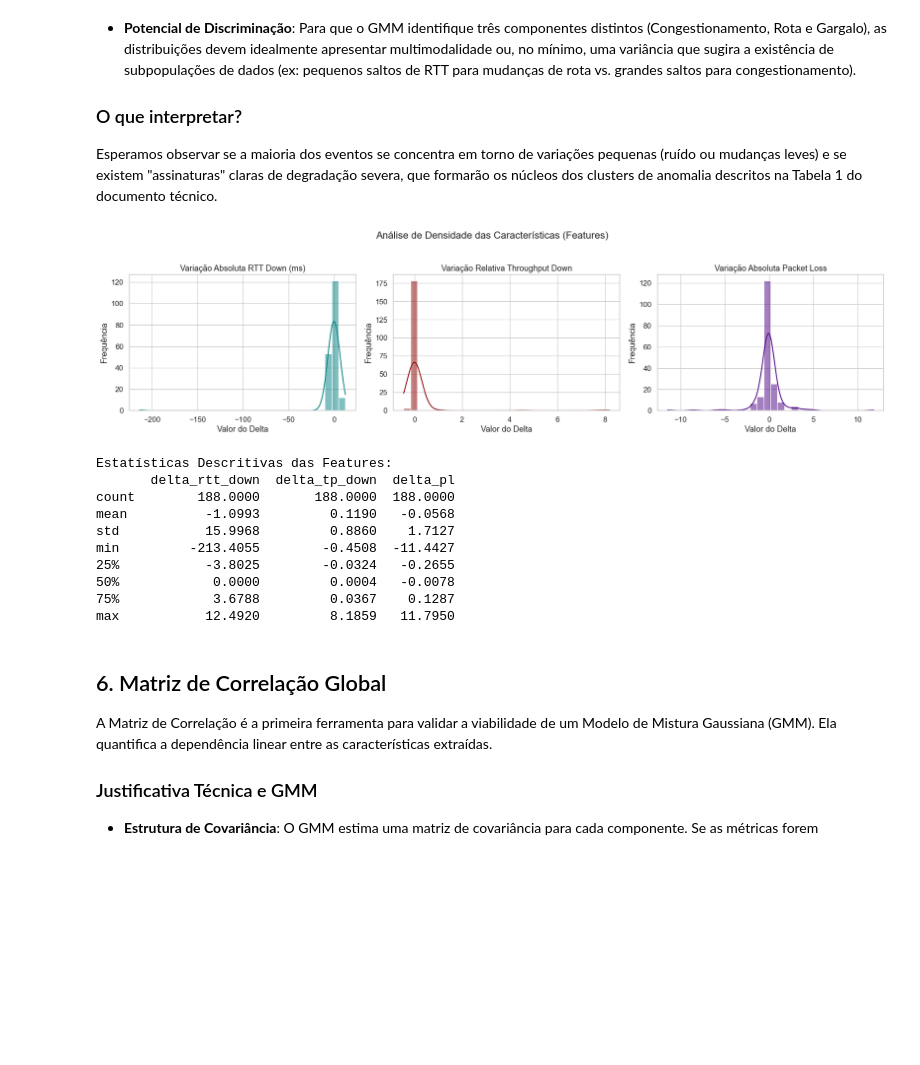
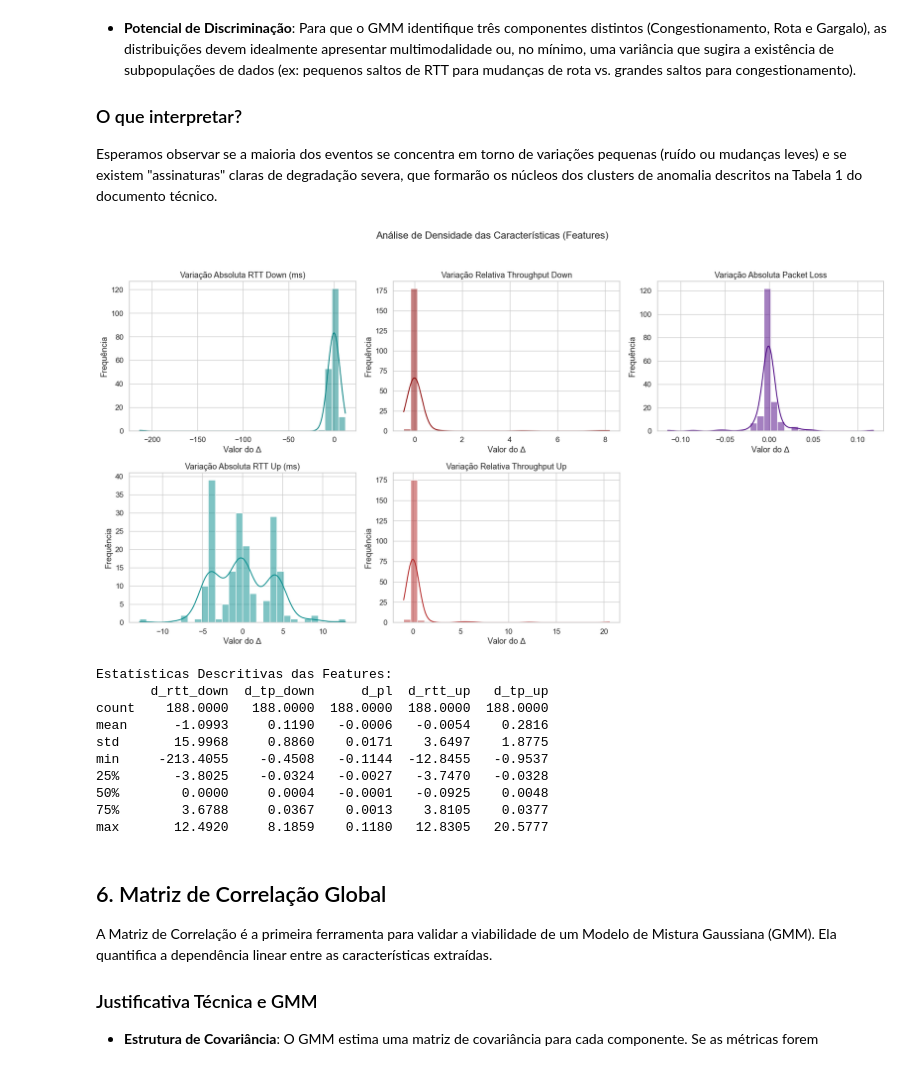
Before and after one commit to lhscaldas/Mestrado, a Jupyter notebook: features_analysis.ipynb, the cells around one changed output. Saved outputs shown, nothing was run; the diff lists cells and outputs as text; code cells hidden in the pictures; blank space fills up the shorter version.

```diff
--- a/features_analysis.ipynb
+++ b/features_analysis.ipynb
@@ -61,5 +79,10 @@ Ao final desta análise, esperamos confirmar se o tamanho da amostra "N" é sufi
 # %%
 # --- Cálculo de Métricas de Caracterização ---
+
+# Extração da Janela Temporal
+df_ana['timestamp'] = pd.to_datetime(df_ana['timestamp'])
+data_inicio = df_ana['timestamp'].min().strftime('%m/%Y')
+data_fim = df_ana['timestamp'].max().strftime('%m/%Y')
 
 # Identificação das entidades únicas no dataset
 total_clients = df_ana['client'].nunique()
@@ -74,6 +97,7 @@ avg_cp_per_pair = total_events / total_pairs if total_pairs > 0 else 0
 print(f"{'='*50}")
 print(f" RELATÓRIO DE CARACTERIZAÇÃO DO CENÁRIO: {SCENARIO}")
 print(f"{'='*50}")
+print(f"Período de Análise:                 {data_inicio} até {data_fim}")
 print(f"Total de Clientes únicos:           {total_clients}")
 print(f"Total de Servidores únicos:         {total_servers}")
 print(f"Total de Pares Cliente-Servidor:    {total_pairs}")
@@ -169,40 +194,44 @@ Esperamos observar se a maioria dos eventos se concentra em torno de variações
 # %%
 # --- Visualização das Distribuições de Variação (Deltas) ---
 
-# Seleção das métricas principais para análise de distribuição
+# Seleção das métricas principais para análise de distribuição (Down/PL na primeira linha, Up na segunda)
 metrics_to_plot = [
-    ('delta_rtt_down', 'Variação Absoluta RTT Down (ms)', 'teal'),
-    ('delta_tp_down', 'Variação Relativa Throughput Down', 'darkred'),
-    ('delta_pl', 'Variação Absoluta Packet Loss', 'indigo')
+    ('d_rtt_down', 'Variação Absoluta RTT Down (ms)', 'teal'),
+    ('d_tp_down', 'Variação Relativa Throughput Down', 'darkred'),
+    ('d_pl', 'Variação Absoluta Packet Loss', 'indigo'),
+    ('d_rtt_up', 'Variação Absoluta RTT Up (ms)', 'darkcyan'),
+    ('d_tp_up', 'Variação Relativa Throughput Up', 'firebrick')
 ]
 
 # Criação da figura com subplots para comparação lado a lado
-fig, axes = plt.subplots(1, 3, figsize=(18, 5))
+fig, axes = plt.subplots(2, 3, figsize=(18, 10))
 plt.suptitle("Análise de Densidade das Características (Features)", fontsize=16)
+axes_flat = axes.flatten()
 
 for i, (col, label, color) in enumerate(metrics_to_plot):
     if col in df_ana.columns:
         # Uso do Kernel Density Estimate (KDE) para visualizar a forma da distribuição
-        sns.histplot(df_ana[col], kde=True, color=color, ax=axes[i], bins=30)
-        axes[i].set_title(label)
-        axes[i].set_xlabel("Valor do Delta")
-        axes[i].set_ylabel("Frequência")
+        sns.histplot(df_ana[col], kde=True, color=color, ax=axes_flat[i], bins=30)
+        axes_flat[i].set_title(label)
+        axes_flat[i].set_xlabel("Valor do $\\Delta$")
+        axes_flat[i].set_ylabel("Frequência")
 
+fig.delaxes(axes_flat[5])
 plt.tight_layout(rect=[0, 0.03, 1, 0.95])
 plt.show()
 
 # Estatísticas descritivas para suporte à análise do GMM
 print("Estatísticas Descritivas das Features:")
 print(df_ana[[m[0] for m in metrics_to_plot]].describe().round(4))
 # %% [output]
-[figure, old version]
+[figure, new version]
 Estatísticas Descritivas das Features:
-       delta_rtt_down  delta_tp_down  delta_pl
-count        188.0000       188.0000  188.0000
-mean          -1.0993         0.1190   -0.0568
-std           15.9968         0.8860    1.7127
-min         -213.4055        -0.4508  -11.4427
-25%           -3.8025        -0.0324   -0.2655
-50%            0.0000         0.0004   -0.0078
-75%            3.6788         0.0367    0.1287
-max           12.4920         8.1859   11.7950
+       d_rtt_down  d_tp_down      d_pl  d_rtt_up   d_tp_up
+count    188.0000   188.0000  188.0000  188.0000  188.0000
+mean      -1.0993     0.1190   -0.0006   -0.0054    0.2816
+std       15.9968     0.8860    0.0171    3.6497    1.8775
+min     -213.4055    -0.4508   -0.1144  -12.8455   -0.9537
+25%       -3.8025    -0.0324   -0.0027   -3.7470   -0.0328
+50%        0.0000     0.0004   -0.0001   -0.0925    0.0048
+75%        3.6788     0.0367    0.0013    3.8105    0.0377
+max       12.4920     8.1859    0.1180   12.8305   20.5777
```
Also changed, not shown: parts of 12 cells of this notebook, 3 other files.
